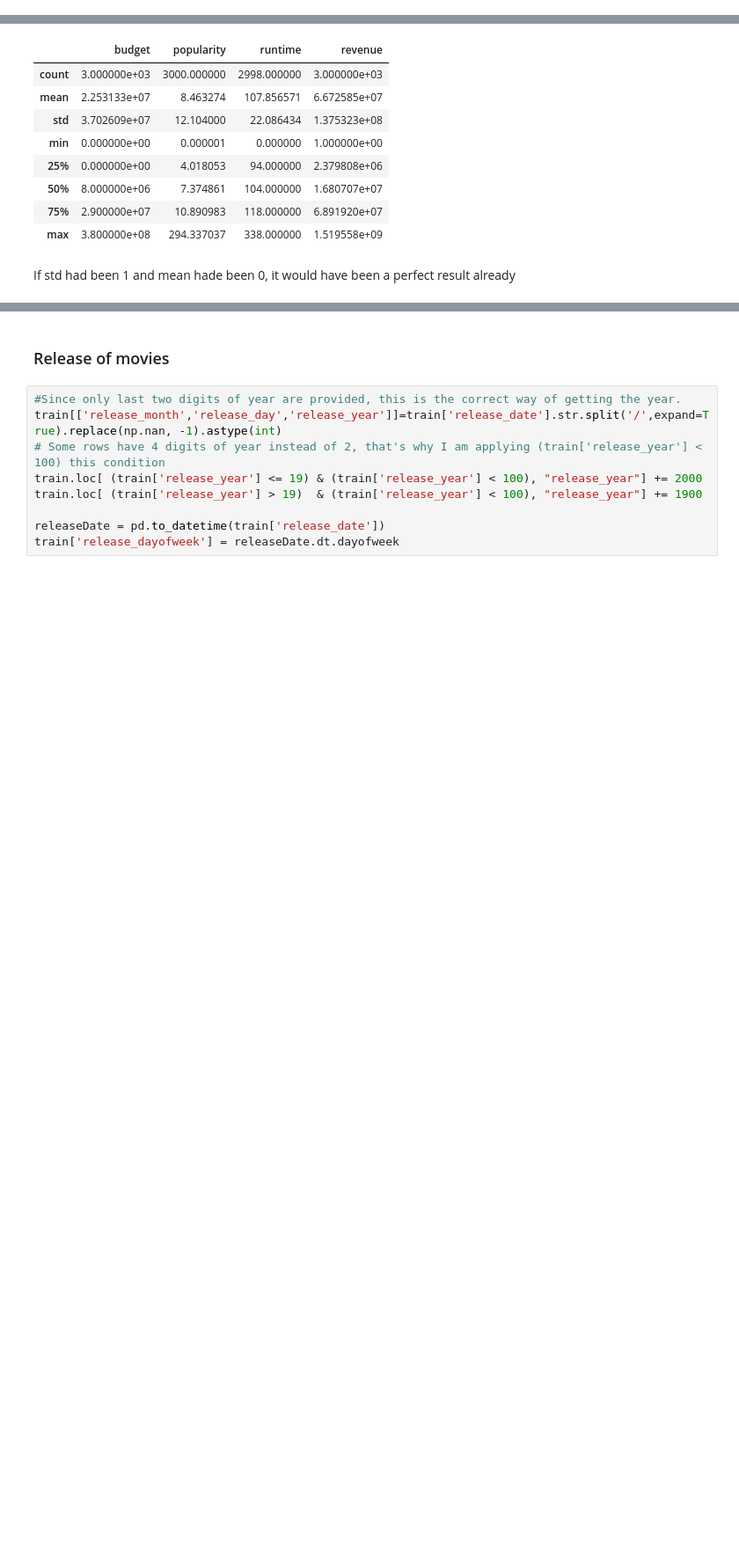
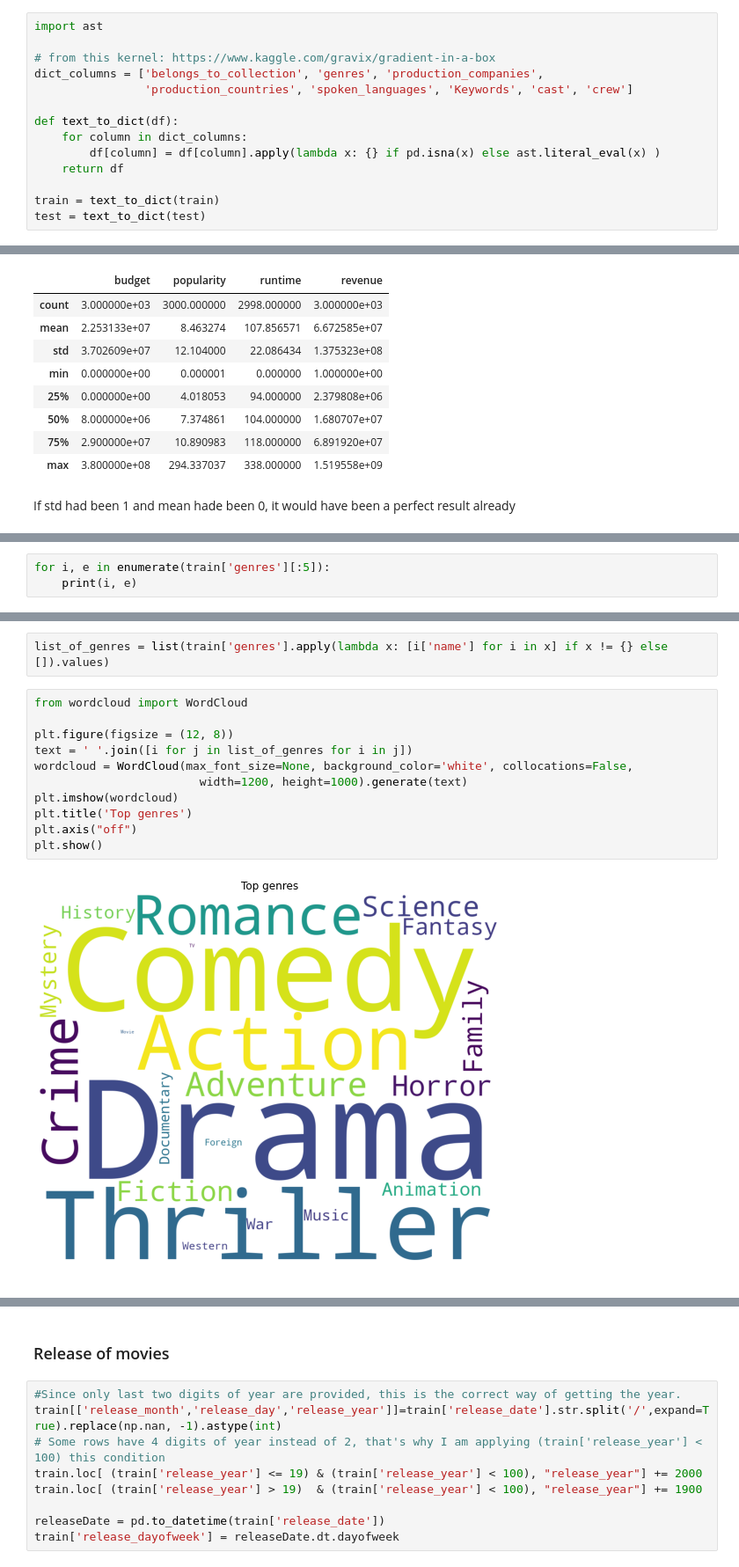
Before and after one commit to h579668/Dat158-ML2, a Jupyter notebook: filmApp/app/nbs/ML2.ipynb, the cells around one changed output, grey strips where cells are left out. Shown: that part at 88% size. Saved outputs shown, nothing was run; the diff lists cells and outputs as text; blank space fills up the shorter version.

Commit message:
flyttet data og mer visualisering

```diff
--- a/filmApp/app/nbs/ML2.ipynb
+++ b/filmApp/app/nbs/ML2.ipynb
@@ -42,6 +42,20 @@ print(os.listdir("data"))
 train = pd.read_csv('data/train.csv')
 test = pd.read_csv('data/test.csv')
 sampleSubmission = pd.read_csv('data/sample_submission.csv')
+# %%
+import ast
+
+# from this kernel: https://www.kaggle.com/gravix/gradient-in-a-box
+dict_columns = ['belongs_to_collection', 'genres', 'production_companies',
+                'production_countries', 'spoken_languages', 'Keywords', 'cast', 'crew']
+
+def text_to_dict(df):
+    for column in dict_columns:
+        df[column] = df[column].apply(lambda x: {} if pd.isna(x) else ast.literal_eval(x) )
+    return df
+
+train = text_to_dict(train)
+test = text_to_dict(test)
 # %% [markdown]
 ## Explore the data
 # %%
@@ -196,0 +192,3 @@ If std had been 1 and mean hade been 0, it would have been a perfect result alre
+# %%
+for i, e in enumerate(train['genres'][:5]):
+    print(i, e)
@@ -196,0 +215,15 @@ If std had been 1 and mean hade been 0, it would have been a perfect result alre
+# %%
+list_of_genres = list(train['genres'].apply(lambda x: [i['name'] for i in x] if x != {} else []).values)
+# %%
+from wordcloud import WordCloud
+
+plt.figure(figsize = (12, 8))
+text = ' '.join([i for j in list_of_genres for i in j])
+wordcloud = WordCloud(max_font_size=None, background_color='white', collocations=False,
+                        width=1200, height=1000).generate(text)
+plt.imshow(wordcloud)
+plt.title('Top genres')
+plt.axis("off")
+plt.show()
+# %% [output]
+[figure, added]
```
Also changed, not shown: parts of 17 cells of this notebook, 7 other files.
